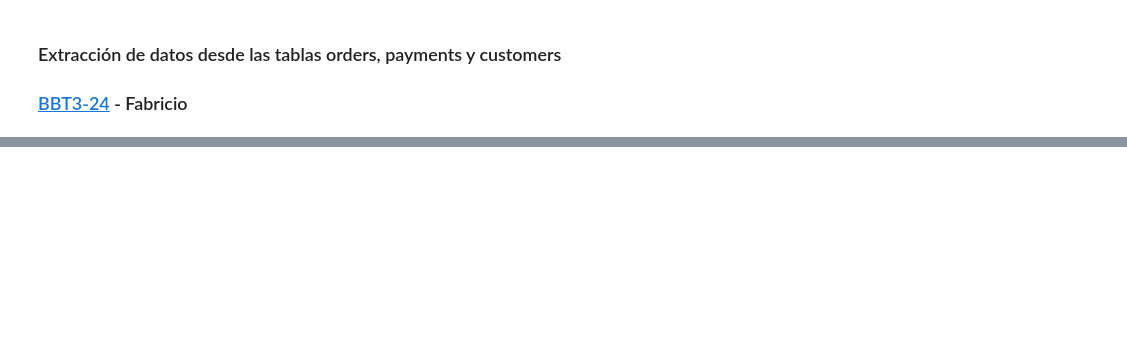
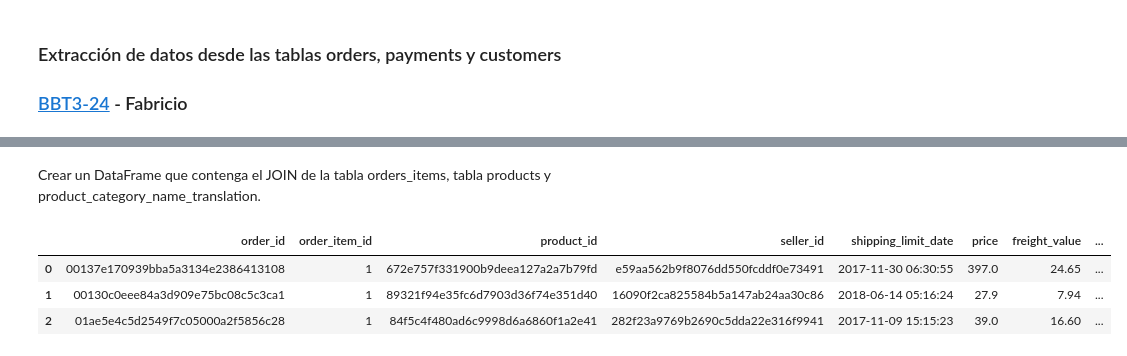
Before and after one commit to alkemyTech/BBVA-BDS-W1-T3, a Jupyter notebook: Caso_de_Negocio.ipynb, the cells around one changed output, grey strips where cells are left out. Drawn from its saved outputs; the diff is of its cells as text; code cells hidden in the pictures; blank space fills up the shorter version.

```diff
--- a/Caso_de_Negocio.ipynb
+++ b/Caso_de_Negocio.ipynb
@@ -207,0 +254,20 @@ orders_payments_and_customers_df.head()
+# %% [markdown]
+Crear un DataFrame que contenga el JOIN de la tabla orders_items, tabla products y product_category_name_translation.
+# %%
+query_ordersitems_products = '''
+SELECT *
+FROM order_items AS oi
+INNER JOIN products AS p
+  ON oi.product_id = p.product_id
+INNER JOIN product_category_name_translation AS pct
+  ON p.product_category_name = pct.product_category_name
+GROUP BY p.product_category_name
+;
+'''
+orderitems_products_df = pd.read_sql_query(query_ordersitems_products, conn)
+orderitems_products_df.head(3)
+# %% [output]
+|  | order_id | order_item_id | product_id | seller_id | shipping_limit_date | price | freight_value | ... |
+| 0 | 00137e170939bba5a3134e2386413108 | 1 | 672e757f331900b9deea127a2a7b79fd | e59aa562b9f8076dd550fcddf0e73491 | 2017-11-30 06:30:55 | 397.0 | 24.65 | ... |
+| 1 | 00130c0eee84a3d909e75bc08c5c3ca1 | 1 | 89321f94e35fc6d7903d36f74e351d40 | 16090f2ca825584b5a147ab24aa30c86 | 2018-06-14 05:16:24 | 27.9 | 7.94 | ... |
+| 2 | 01ae5e4c5d2549f7c05000a2f5856c28 | 1 | 84f5c4f480ad6c9998d6a6860f1a2e41 | 282f23a9769b2690c5dda22e316f9941 | 2017-11-09 15:15:23 | 39.0 | 16.60 | ... |
```
Also changed, not shown: parts of 14 cells of this notebook.
